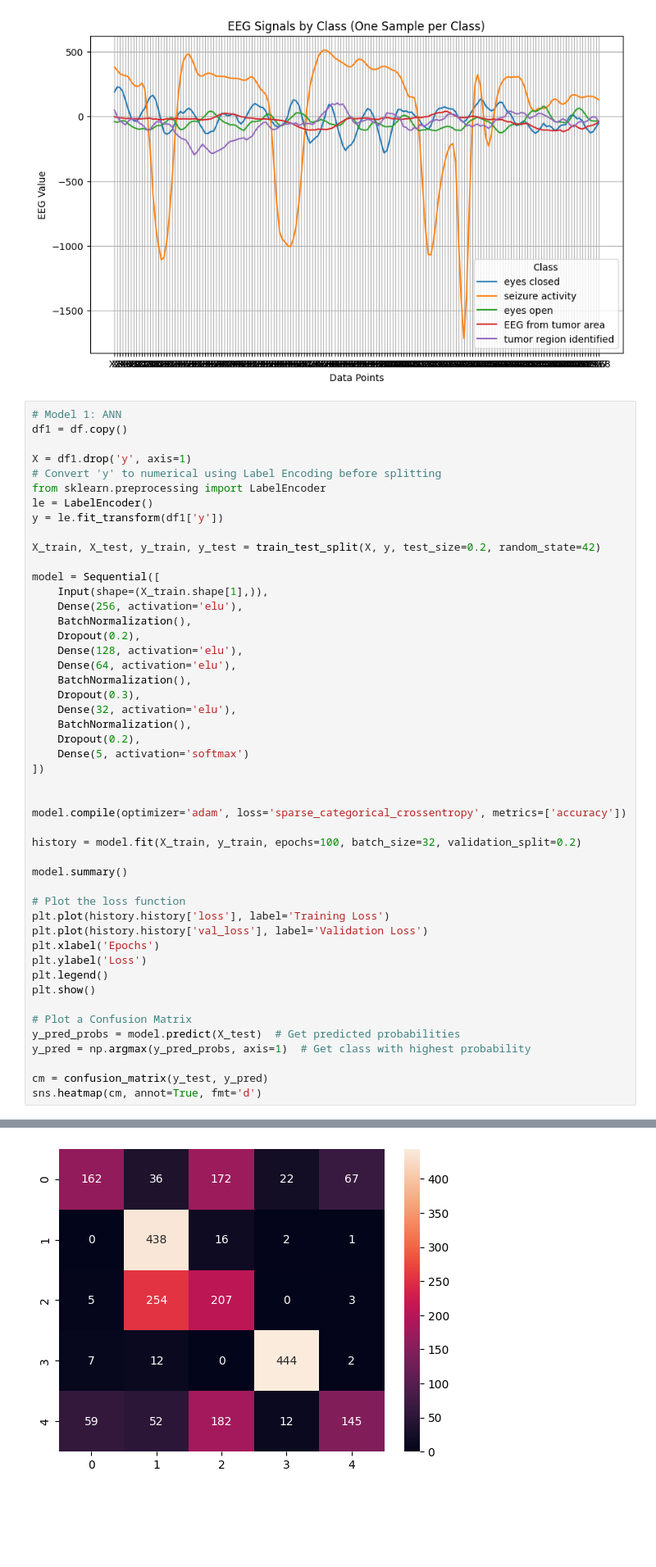
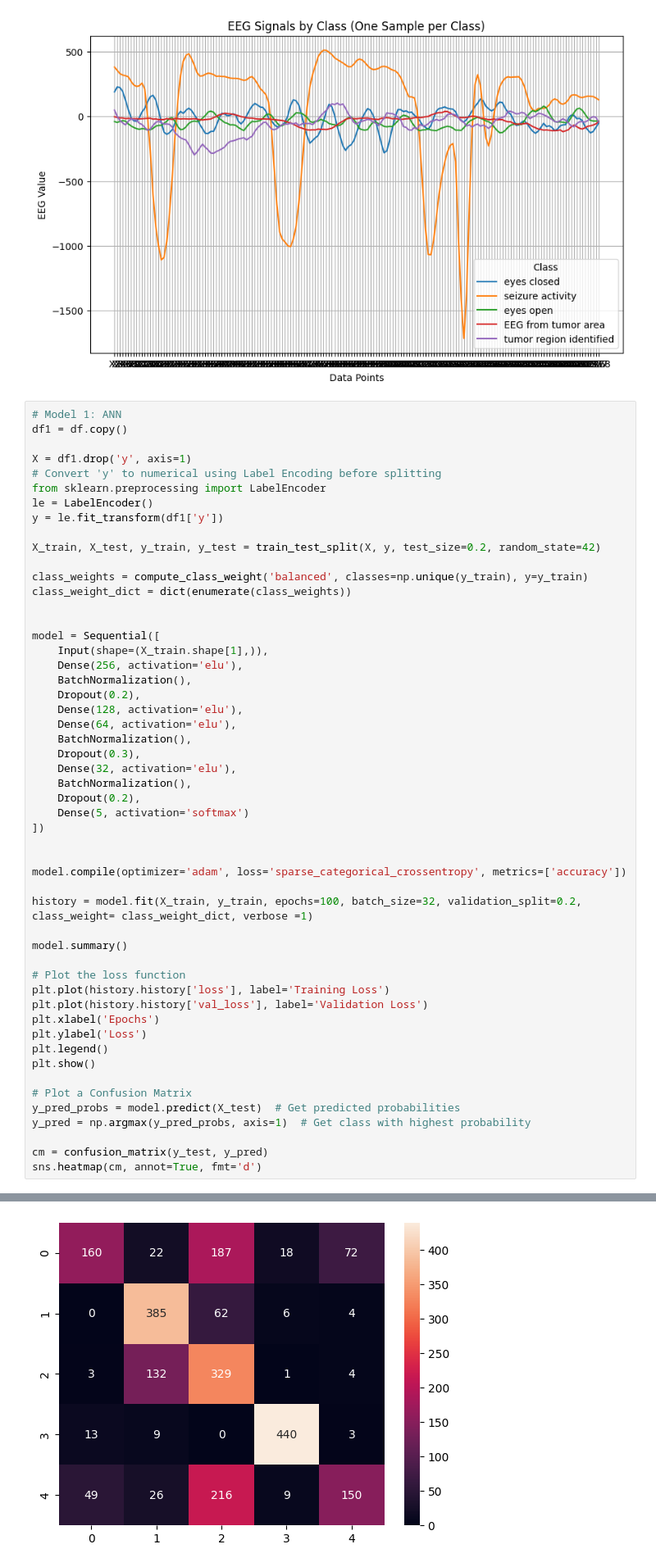
Before and after one commit to sprasha09/BME450-EpilepticSeizureRecognition, a Jupyter notebook: SeizureDetection_project.ipynb, the cells around one changed output, grey strips where cells are left out. Shown at 82% size. Cells and saved outputs as stored; diff of their text form; blank space fills up the shorter version.

```diff
--- a/SeizureDetection_project.ipynb
+++ b/SeizureDetection_project.ipynb
@@ -174,6 +176,10 @@ le = LabelEncoder()
 y = le.fit_transform(df1['y'])
 
 X_train, X_test, y_train, y_test = train_test_split(X, y, test_size=0.2, random_state=42)
+
+class_weights = compute_class_weight('balanced', classes=np.unique(y_train), y=y_train)
+class_weight_dict = dict(enumerate(class_weights))
+
 
 model = Sequential([
     Input(shape=(X_train.shape[1],)),
@@ -193,7 +199,7 @@ model = Sequential([
 
 model.compile(optimizer='adam', loss='sparse_categorical_crossentropy', metrics=['accuracy'])
 
-history = model.fit(X_train, y_train, epochs=100, batch_size=32, validation_split=0.2)
+history = model.fit(X_train, y_train, epochs=100, batch_size=32, validation_split=0.2, class_weight= class_weight_dict, verbose =1)
 
 model.summary()
 
@@ -256,5 +262,5 @@ Model: "sequential_12"
 <Axes: >
-[figure, old version]
+[figure, new version]
 # %%
 # Model 2: LSTM (corrected model)
 
```
Also changed, not shown: parts of 4 cells of this notebook.
